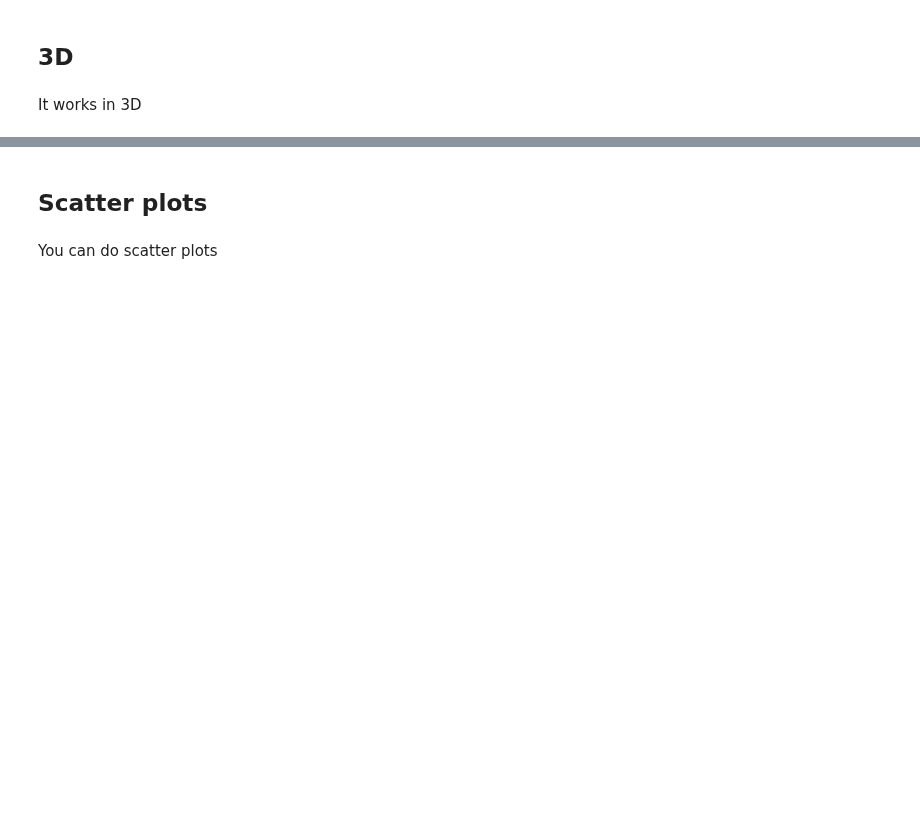
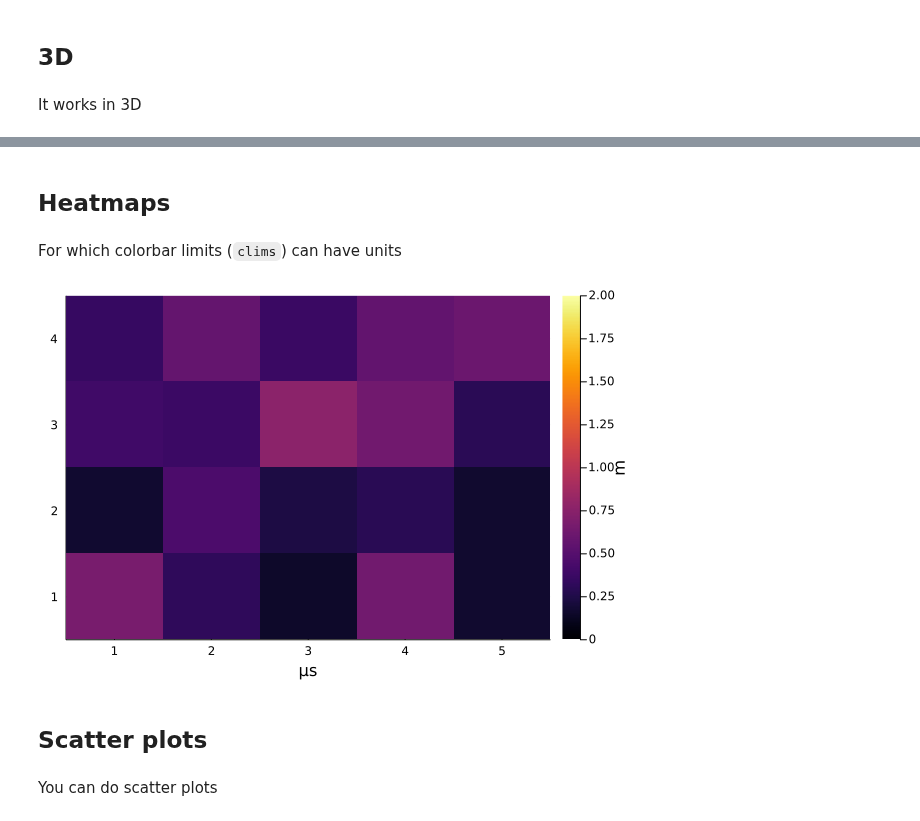
Before and after one commit to jw3126/UnitfulRecipes.jl, a Jupyter notebook: dev/notebooks/1_Examples.ipynb, the cells around one changed output, grey strips where cells are left out. Drawn from its saved outputs; the diff is of its cells as text; code cells hidden in the pictures; blank space fills up the shorter version.

```diff
--- a/dev/notebooks/1_Examples.ipynb
+++ b/dev/notebooks/1_Examples.ipynb
@@ -156,3 +156,11 @@ plot(x, y, z)
+# %% [markdown]
+## Heatmaps
+# %% [markdown]
+For which colorbar limits (`clims`) can have units
+# %%
+heatmap((1:5)u"μs", 1:4, rand(5,4)u"m", clims=(0u"m", 2u"m"))
+# %% [output]
+[figure, added]
 # %% [markdown]
 ## Scatter plots
 # %% [markdown]
```
Also changed, not shown: parts of 23 cells of this notebook, 5 other files.
